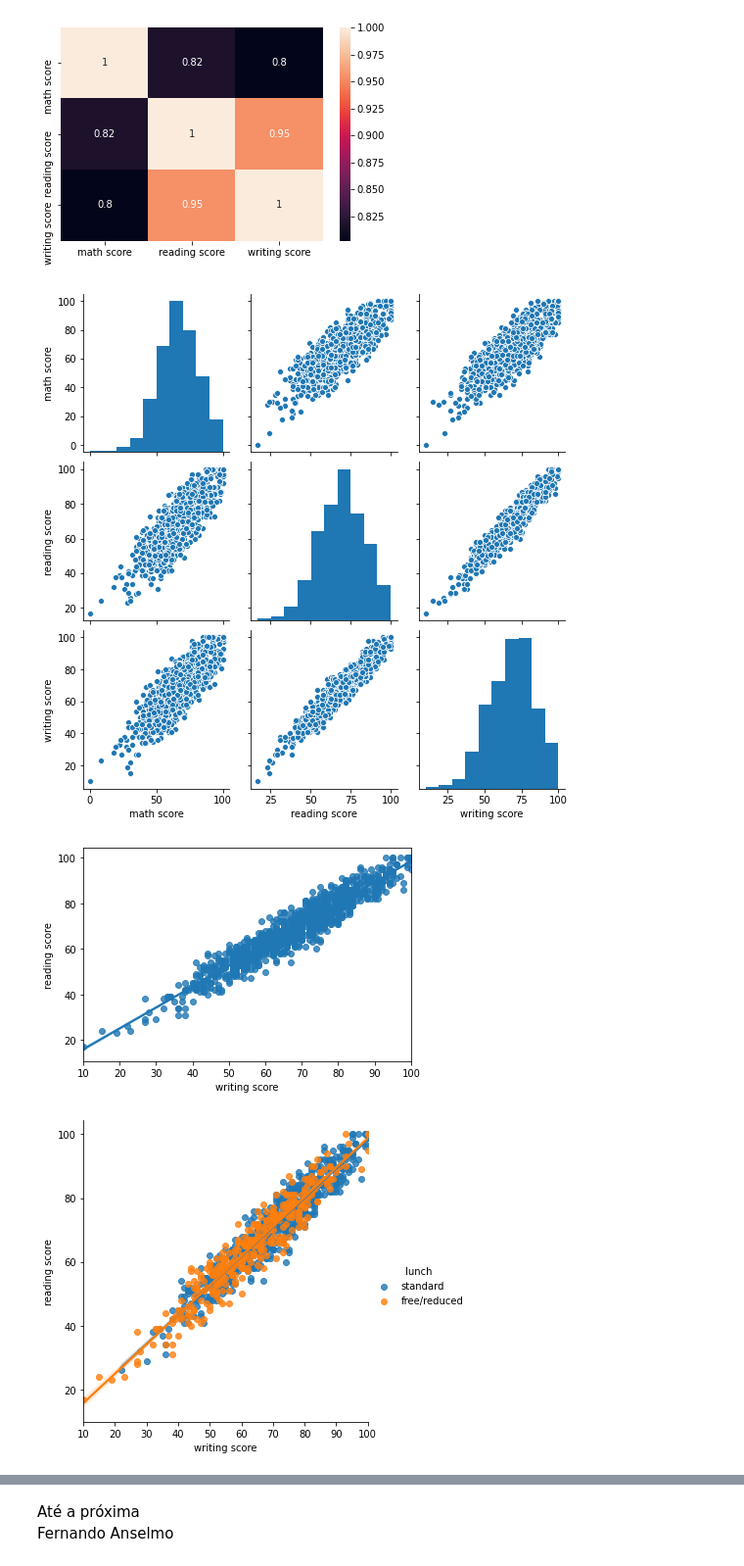
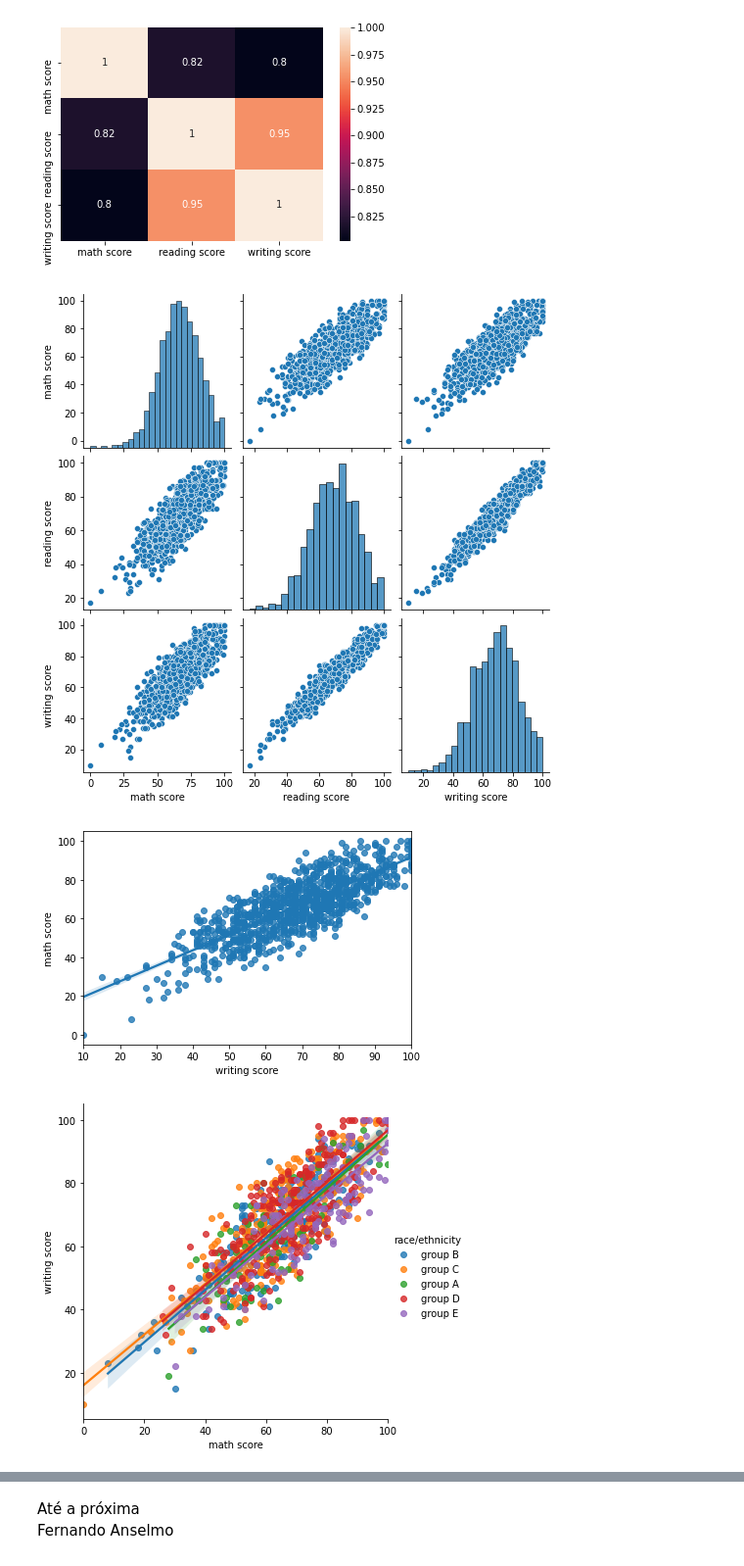
Before and after one commit to fernandoans/machinelearning, a Jupyter notebook: conceitos/EDA.ipynb, the cells around one changed output, grey strips where cells are left out. Shown at 98% size. Cells and saved outputs as stored; diff of their text form; code cells hidden in the pictures.

```diff
--- a/conceitos/EDA.ipynb
+++ b/conceitos/EDA.ipynb
@@ -229,8 +233,8 @@ reading score                  0
 writing score                  0
 dtype: int64
 # %%
-df = df.drop(['race/ethnicity', 'parental level of education'], axis=1)
-df.head()
+# df = df.drop(['race/ethnicity', 'parental level of education'], axis=1)
+# df.head()
 # %% [markdown]
 Como essa base quase não possui inconsistências recomendo que vejamos o Notebok Limpeza.
 # %% [markdown]
@@ -252,17 +256,17 @@ plt.show()
 sns.pairplot(df)
 plt.show()
 # %% [output]
-[figure, old version]
+[figure, new version]
 # %%
-sns.regplot(x='writing score', y='reading score', data=df)
+sns.regplot(x='writing score', y='math score', data=df)
 plt.show()
 # %% [output]
-[figure, old version]
+[figure, new version]
 # %%
-sns.lmplot(x='writing score', y='reading score', hue='lunch', data=df)
+sns.lmplot(x='math score', y='writing score', hue='race/ethnicity', data=df)
 plt.show()
 # %% [output]
-[figure, old version]
+[figure, new version]
 # %%
 sns.relplot(x='reading score', y='writing score', hue='parental level of education', data=df)
 plt.show()
```
Also changed, not shown: parts of 5 cells of this notebook, 5 other files.
